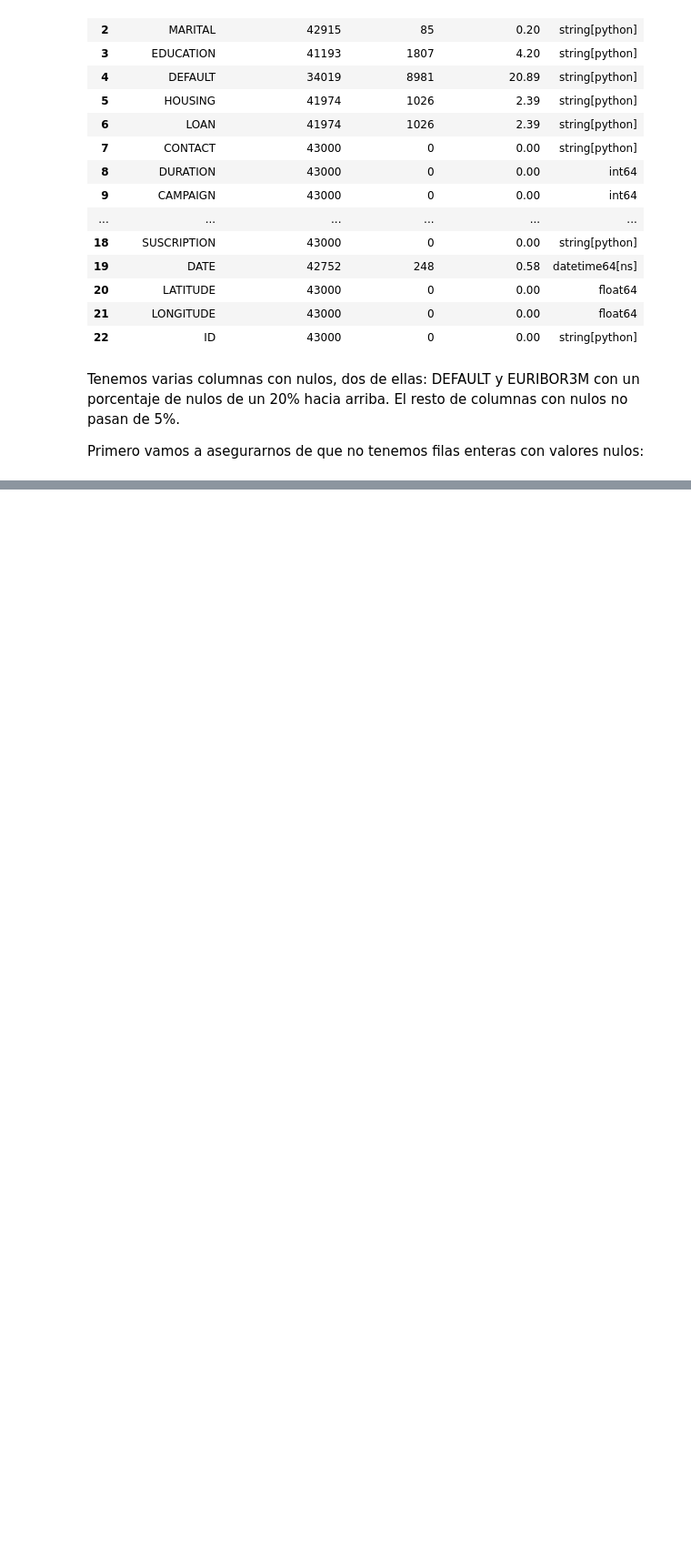
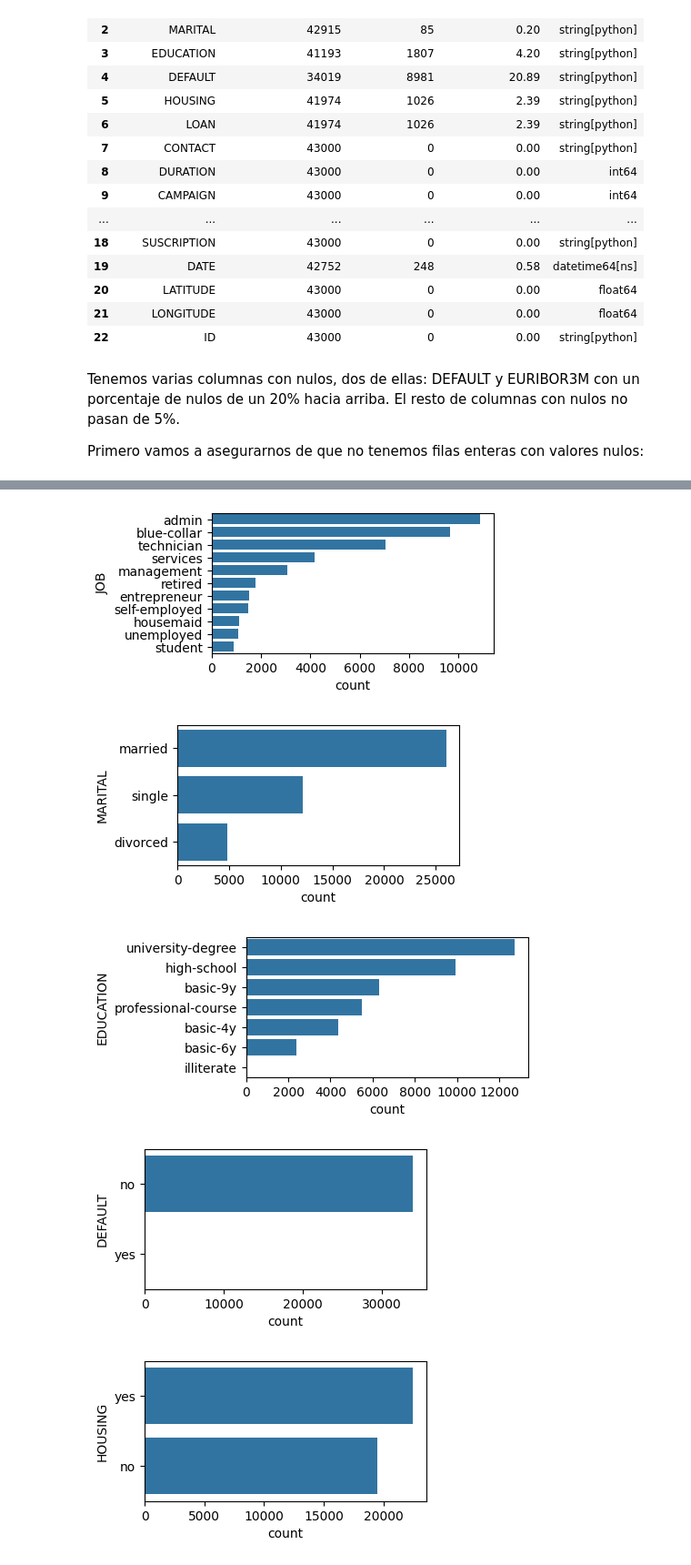
Before and after one commit to PalomaDA/DataProyect_EDA_Python, a Jupyter notebook: eda/flujo_proceso_eba.ipynb, the cells around one changed output, grey strips where cells are left out. Shown at 91% size. Cells and saved outputs as stored; diff of their text form; code cells hidden in the pictures; blank space fills up the shorter version.

```diff
--- a/eda/flujo_proceso_eba.ipynb
+++ b/eda/flujo_proceso_eba.ipynb
@@ -582,0 +595,4 @@ df_bank = df_bank.dropna(how="all")
+# %%
+# Filtramos nuevamente las variables categóricas
+
+df_bank_cat = df_bank.select_dtypes(include="string[python]")
@@ -582,0 +605,15 @@ df_bank = df_bank.dropna(how="all")
+# %%
+df_bank_cat.drop("ID", axis=1, inplace=True)
+# %%
+for col in df_bank_cat.columns:
+    plt.figure(figsize=(4,2))
+
+    sns.countplot(data=df_bank_cat, y=col, order=df_bank_cat[col].value_counts().index)
+
+    plt.show()
+# %% [output]
+[figure, added]
+[figure, added]
+[figure, added]
+[figure, added]
+[figure, added]
```
Also changed, not shown: parts of 15 cells of this notebook.
